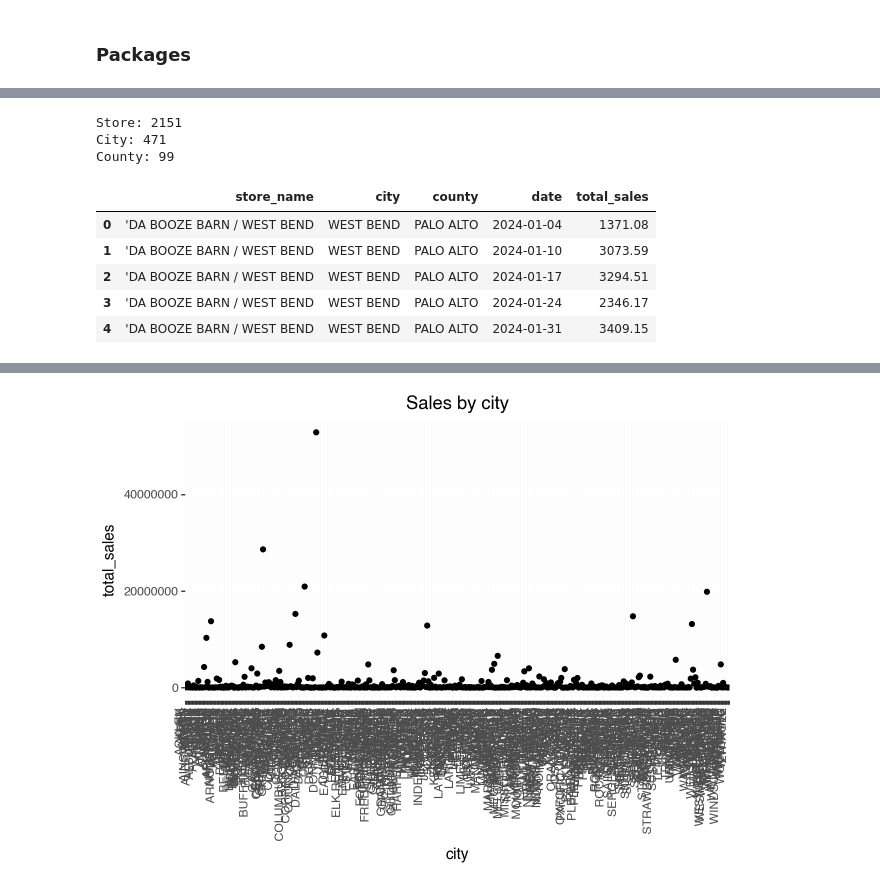
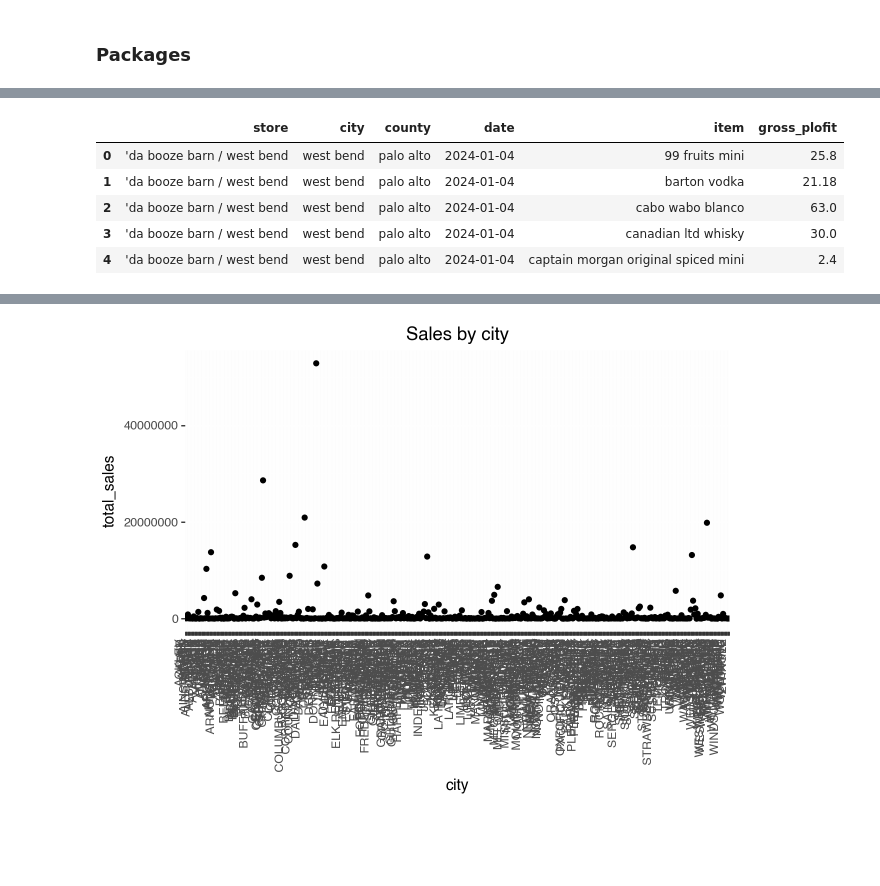
Before and after one commit to advanced-computing/fred-naga-lab2, a Jupyter notebook: iowa_liquor_naga.ipynb, the cells around one changed output, grey strips where cells are left out. Saved outputs shown, nothing was run; the diff lists cells and outputs as text; code cells hidden in the pictures; blank space fills up the shorter version.

```diff
--- a/iowa_liquor_naga.ipynb
+++ b/iowa_liquor_naga.ipynb
@@ -37,8 +39,17 @@ WHERE date >= '2024-01-01' AND date < '2025-01-01'
 
 df = pandas_gbq.read_gbq(sql, credentials=credentials)
 # %%
-df['profit'] = (
+df['gross_profit'] = (
     (df['state_bottle_retail'] - df['state_bottle_cost']) * df['bottles_sold']
 )
+df.rename(columns={
+    'store_name': 'store',
+    'item_description': 'item',
+}, inplace=True)
+df.columns = df.columns.str.lower()
+df['store'] = df['store'].str.lower()
+df['city'] = df['city'].str.lower()
+df['county'] = df['county'].str.lower()
+df['item'] = df['item'].str.lower()
 df.head()
 # %% [output]
@@ -78,18 +74,10 @@ The latest date: 2024-12-31
-# %%
-print("Store:", df['store_name'].nunique())
-print("City:", df['city'].nunique())
-print("County:", df['county'].nunique())
-# %% [output]
-Store: 2151
-City: 471
-County: 99
 # %%
-df_store = df.groupby(['store_name', 'city', 'county', 'date'])['sale_dollars'].sum().reset_index(name='total_sales')
+df_store = df.groupby(['store', 'city', 'county', 'date', 'item'])['gross_profit'].sum().reset_index(name='gross_plofit')
 df_store.head()
 # %% [output]
-|  | store_name | city | county | date | total_sales |
-| 0 | 'DA BOOZE BARN / WEST BEND | WEST BEND | PALO ALTO | 2024-01-04 | 1371.08 |
-| 1 | 'DA BOOZE BARN / WEST BEND | WEST BEND | PALO ALTO | 2024-01-10 | 3073.59 |
-| 2 | 'DA BOOZE BARN / WEST BEND | WEST BEND | PALO ALTO | 2024-01-17 | 3294.51 |
-| 3 | 'DA BOOZE BARN / WEST BEND | WEST BEND | PALO ALTO | 2024-01-24 | 2346.17 |
-| 4 | 'DA BOOZE BARN / WEST BEND | WEST BEND | PALO ALTO | 2024-01-31 | 3409.15 |
+|  | store | city | county | date | item | gross_plofit |
+| 0 | 'da booze barn / west bend | west bend | palo alto | 2024-01-04 | 99 fruits mini | 25.8 |
+| 1 | 'da booze barn / west bend | west bend | palo alto | 2024-01-04 | barton vodka | 21.18 |
+| 2 | 'da booze barn / west bend | west bend | palo alto | 2024-01-04 | cabo wabo blanco | 63.0 |
+| 3 | 'da booze barn / west bend | west bend | palo alto | 2024-01-04 | canadian ltd whisky | 30.0 |
+| 4 | 'da booze barn / west bend | west bend | palo alto | 2024-01-04 | captain morgan original spiced mini | 2.4 |
```
Also changed, not shown: parts of 27 cells of this notebook, 1 other file.
